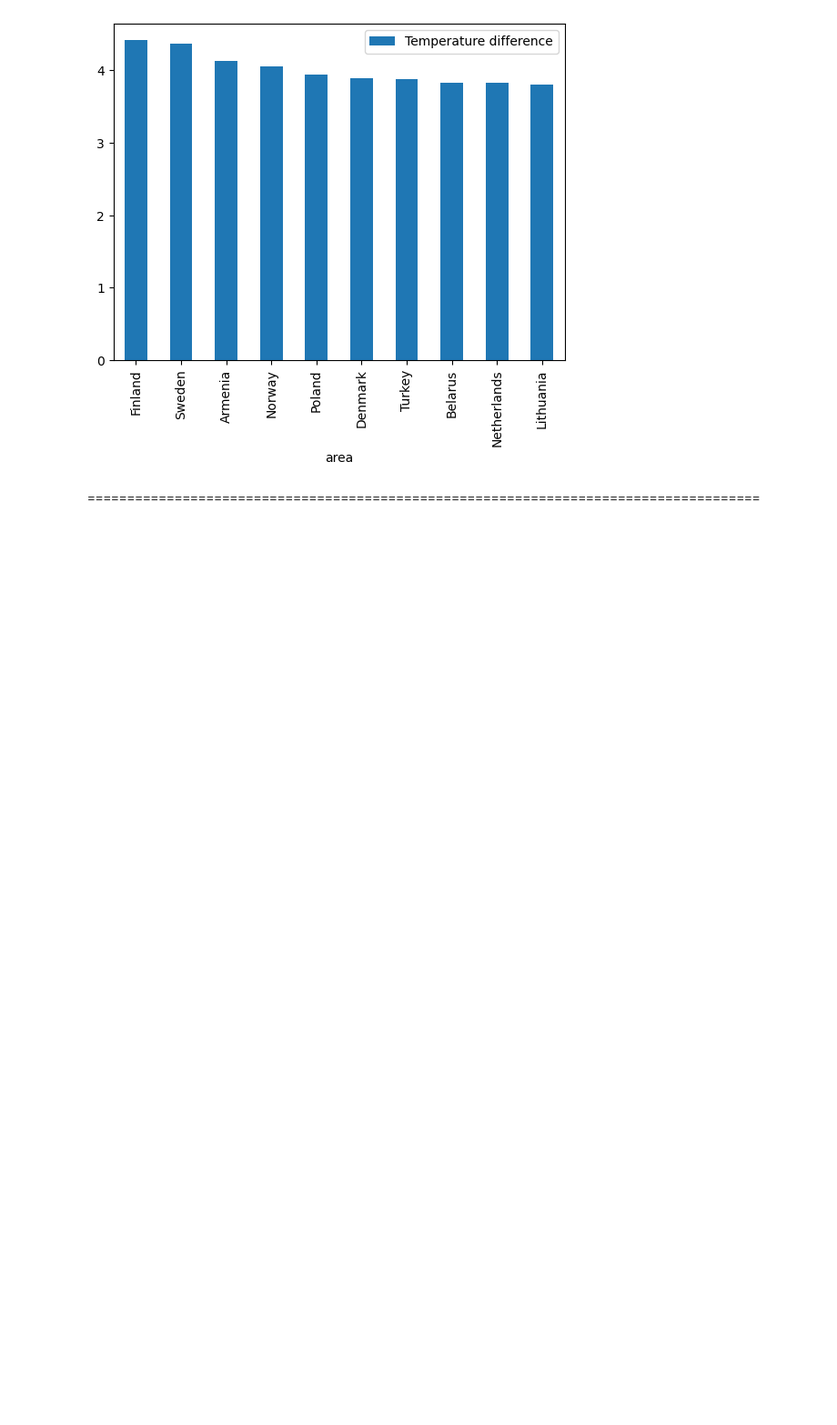
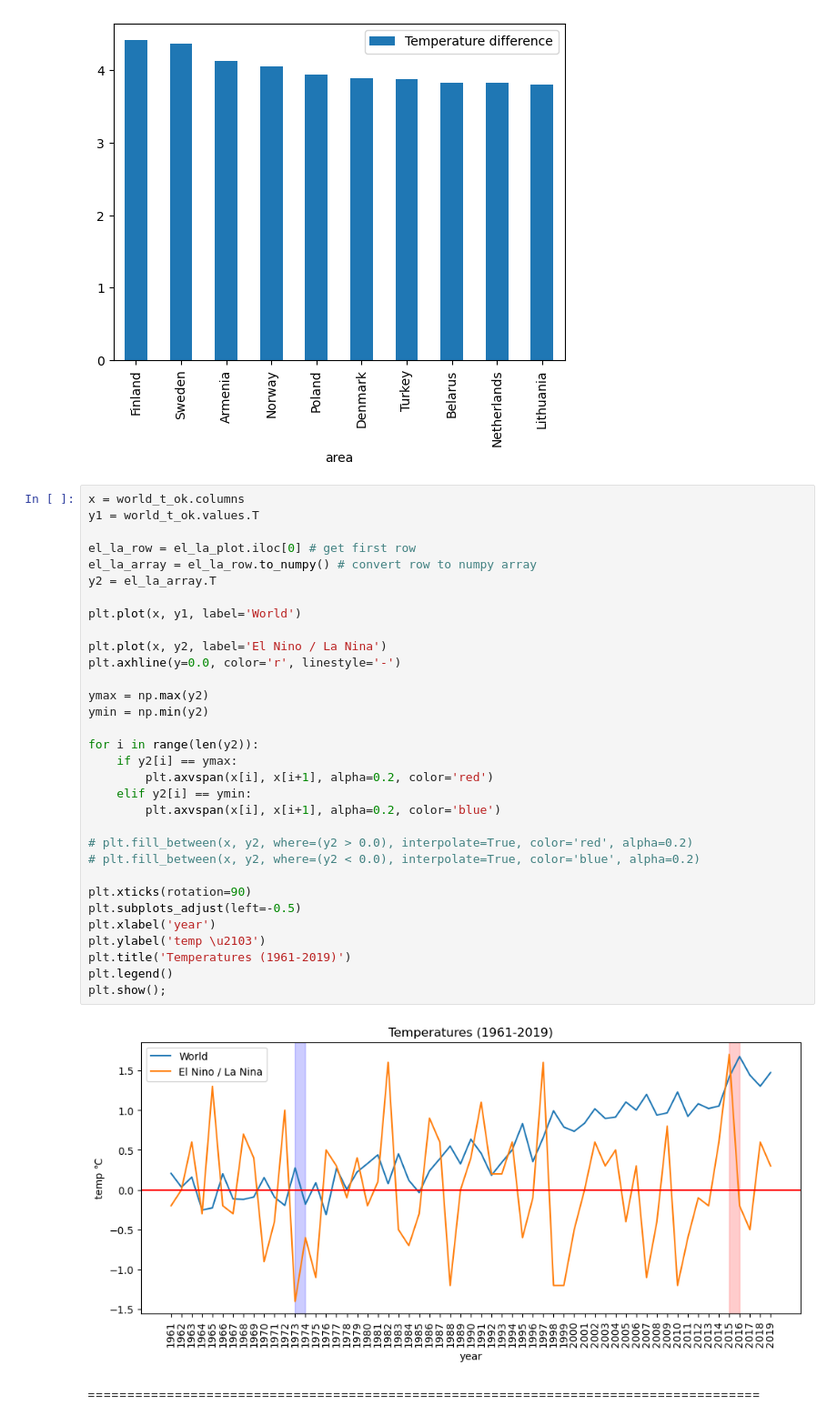
Before and after one commit to infoshareacademy/jdszr12-git_squad, a Jupyter notebook: py_projekt/Copy-nazwy-pyProjekt.ipynb, the cells around one changed output. Shown at 91% size. Cells and saved outputs as stored; diff of their text form; blank space fills up the shorter version.

Commit message:
Add El Nino in World chart to our party

```diff
--- a/py_projekt/Copy-nazwy-pyProjekt.ipynb
+++ b/py_projekt/Copy-nazwy-pyProjekt.ipynb
@@ -764,6 +764,40 @@ A value is trying to be set on a copy of a slice from a DataFrame
 See the caveats in the documentation: https://pandas.pydata.org/pandas-docs/stable/user_guide/indexing.html#returning-a-view-versus-a-copy
   temp_diff_europe.sort_values(by='Temperature difference', ascending=False, inplace=True)
 [figure]
+# %%
+x = world_t_ok.columns
+y1 = world_t_ok.values.T
+
+el_la_row = el_la_plot.iloc[0] # get first row
+el_la_array = el_la_row.to_numpy() # convert row to numpy array
+y2 = el_la_array.T
+
+plt.plot(x, y1, label='World')
+
+plt.plot(x, y2, label='El Nino / La Nina')
+plt.axhline(y=0.0, color='r', linestyle='-')
+
+ymax = np.max(y2)
+ymin = np.min(y2)
+
+for i in range(len(y2)):
+    if y2[i] == ymax:
+        plt.axvspan(x[i], x[i+1], alpha=0.2, color='red')
+    elif y2[i] == ymin:
+        plt.axvspan(x[i], x[i+1], alpha=0.2, color='blue')
+
+# plt.fill_between(x, y2, where=(y2 > 0.0), interpolate=True, color='red', alpha=0.2)
+# plt.fill_between(x, y2, where=(y2 < 0.0), interpolate=True, color='blue', alpha=0.2)
+
+plt.xticks(rotation=90)
+plt.subplots_adjust(left=-0.5)
+plt.xlabel('year')
+plt.ylabel('temp \u2103')
+plt.title('Temperatures (1961-2019)')
+plt.legend()
+plt.show();
+# %% [output]
+[figure, added]
 # %% [markdown]
 =====================================================================================
 # %% [markdown]
```
